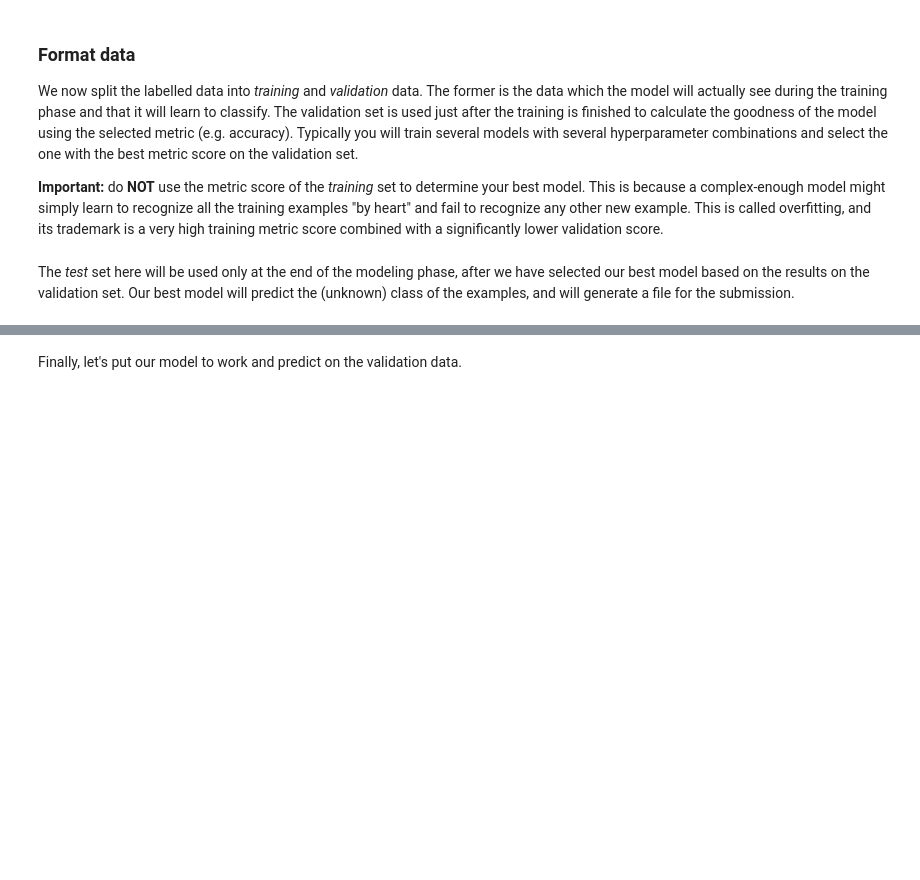
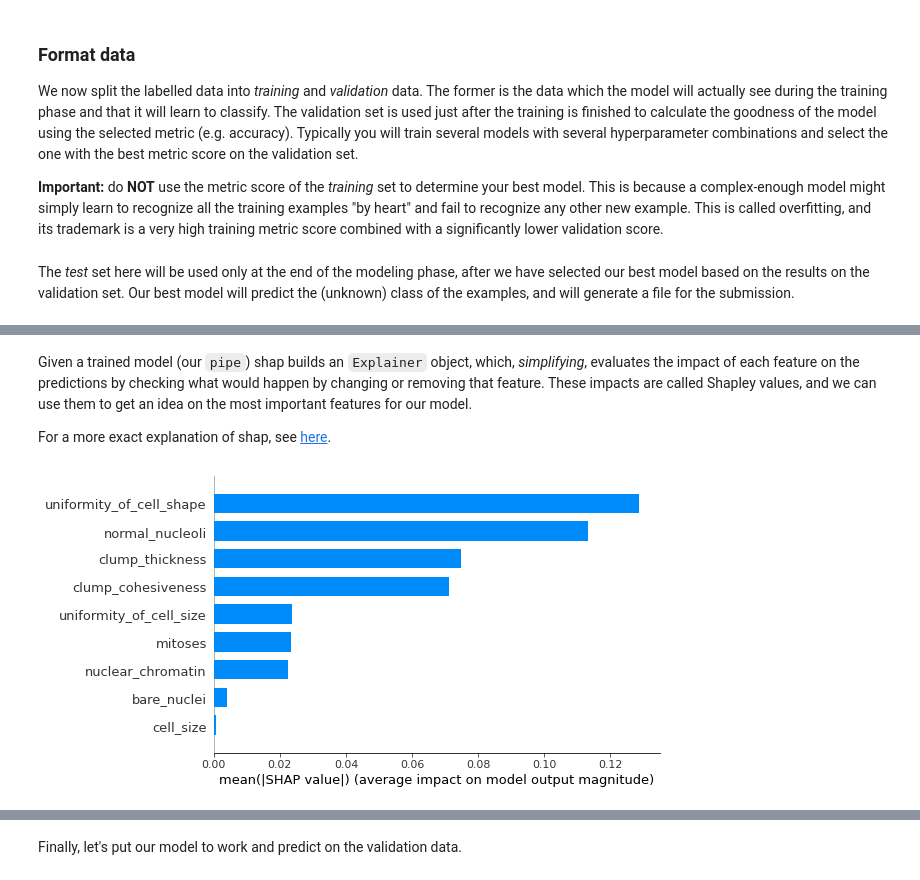
Before and after one commit to LuisMartinSchick/ai_at_uni_ibm, a Jupyter notebook: AIatUniversity_preparation_material.ipynb, the cells around one changed output, grey strips where cells are left out. Saved outputs shown, nothing was run; the diff lists cells and outputs as text; code cells hidden in the pictures; blank space fills up the shorter version.

```diff
--- a/AIatUniversity_preparation_material.ipynb
+++ b/AIatUniversity_preparation_material.ipynb
@@ -318,0 +335,3 @@ Define a list of algorithm classes that should be investigated. For this example
+# %%
+pipe = Pipeline([("preprocessing", StandardScaler()),
+                 ("model", model)])
@@ -318,0 +353,3 @@ Define a list of algorithm classes that should be investigated. For this example
+# %%
+# model training
+pipe.fit(X_train, y_train)
@@ -389,0 +450,15 @@ model = LinearSVC()
+# %%
+import shap
+shap.initjs()
+explainer = shap.KernelExplainer(pipe.predict,
+                                 shap.sample(X_train, 100))
+
+shap_values = explainer.shap_values(X_valid)
+# %% [markdown]
+Given a trained model (our `pipe`) shap builds an `Explainer` object, which, *simplifying*, evaluates the impact of each feature on the predictions by checking what would happen by changing or removing that feature. These impacts are called Shapley values, and we can use them to get an idea on the most important features for our model.
+
+For a more exact explanation of shap, see [here](https://christophm.github.io/interpretable-ml-book/shap.html).
+# %%
+shap.summary_plot(shap_values, plot_type="bar", feature_names=data.columns[:-1])
+# %% [output]
+[figure, added]
```
Also changed, not shown: parts of 34 cells of this notebook, 1 other file.
